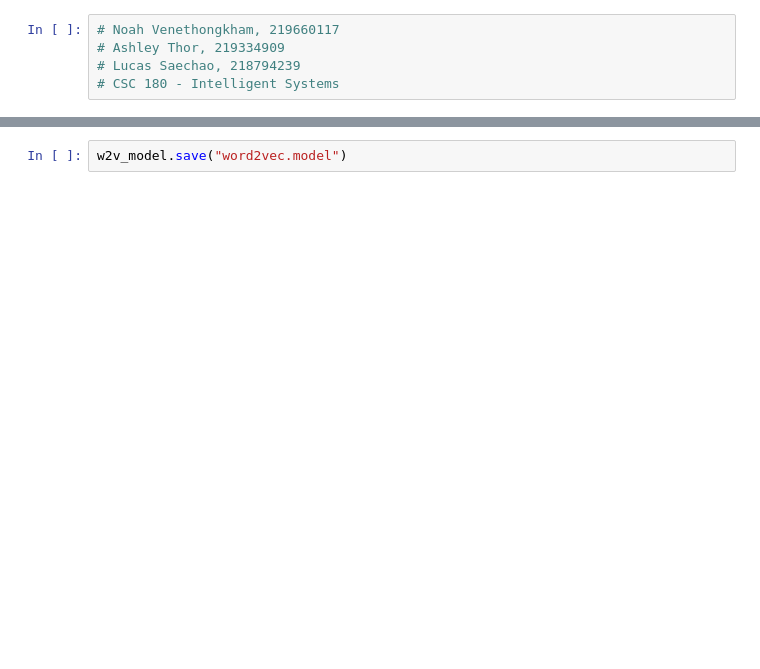
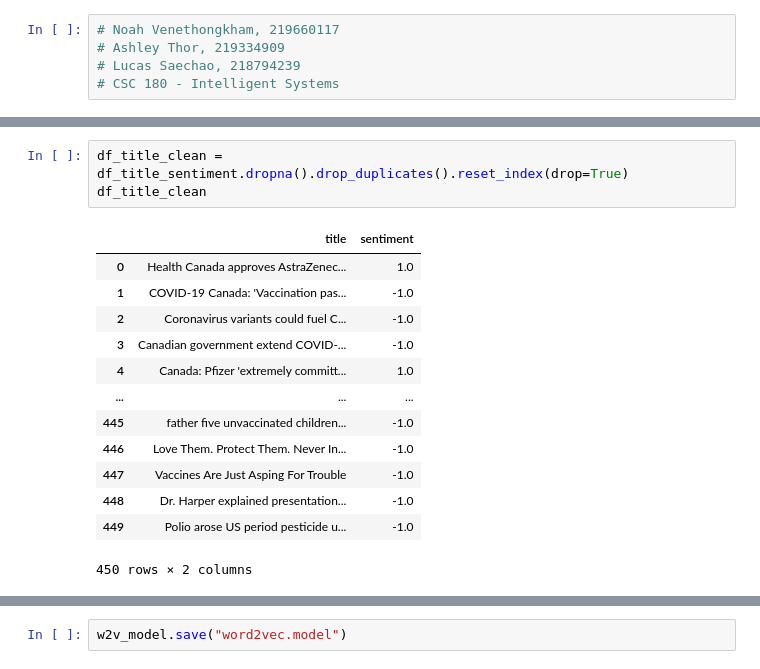
Before and after one commit to saechaol/vaccine-myths, a Jupyter notebook: myths.ipynb, the cells around one changed output, grey strips where cells are left out. Saved outputs shown, nothing was run; the diff lists cells and outputs as text; blank space fills up the shorter version.

```diff
--- a/myths.ipynb
+++ b/myths.ipynb
@@ -324,0 +382,17 @@ df
+# %%
+df_title_clean = df_title_sentiment.dropna().drop_duplicates().reset_index(drop=True)
+df_title_clean
+# %% [output]
+|  | title | sentiment |
+| 0 | Health Canada approves AstraZenec... | 1.0 |
+| 1 | COVID-19 Canada: 'Vaccination pas... | -1.0 |
+| 2 | Coronavirus variants could fuel C... | -1.0 |
+| 3 | Canadian government extend COVID-... | -1.0 |
+| 4 | Canada: Pfizer 'extremely committ... | 1.0 |
+| ... | ... | ... |
+| 445 | father five unvaccinated children... | -1.0 |
+| 446 | Love Them. Protect Them. Never In... | -1.0 |
+| 447 | Vaccines Are Just Asping For Trouble | -1.0 |
+| 448 | Dr. Harper explained presentation... | -1.0 |
+| 449 | Polio arose US period pesticide u... | -1.0 |
+450 rows × 2 columns
```
Also changed, not shown: parts of 23 cells of this notebook, 11 other files.
